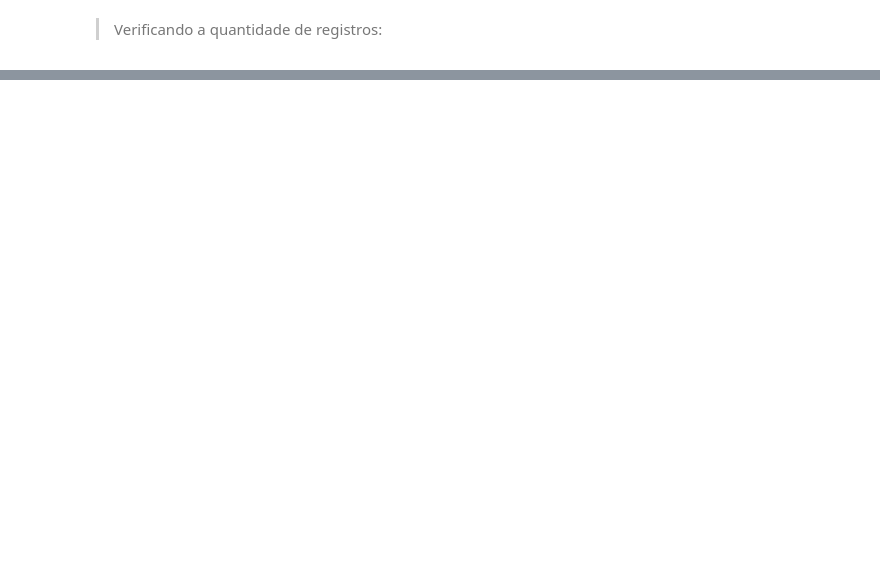
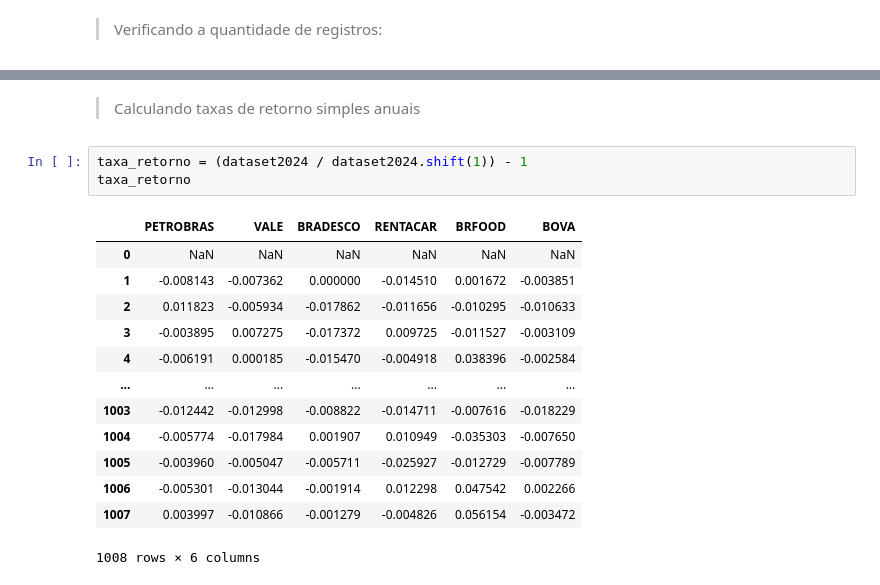
Before and after one commit to CGVARGAS/risco_portfolio_acoes, a Jupyter notebook: risco_portfolio_acoes.ipynb, the cells around one changed output, grey strips where cells are left out. Cells and saved outputs as stored; diff of their text form; blank space fills up the shorter version.

```diff
--- a/risco_portfolio_acoes.ipynb
+++ b/risco_portfolio_acoes.ipynb
@@ -107,0 +128,19 @@ dataset2024.shape
+# %% [markdown]
+> Calculando taxas de retorno simples anuais
+# %%
+taxa_retorno = (dataset2024 / dataset2024.shift(1)) - 1
+taxa_retorno
+# %% [output]
+|  | PETROBRAS | VALE | BRADESCO | RENTACAR | BRFOOD | BOVA |
+| 0 | NaN | NaN | NaN | NaN | NaN | NaN |
+| 1 | -0.008143 | -0.007362 | 0.000000 | -0.014510 | 0.001672 | -0.003851 |
+| 2 | 0.011823 | -0.005934 | -0.017862 | -0.011656 | -0.010295 | -0.010633 |
+| 3 | -0.003895 | 0.007275 | -0.017372 | 0.009725 | -0.011527 | -0.003109 |
+| 4 | -0.006191 | 0.000185 | -0.015470 | -0.004918 | 0.038396 | -0.002584 |
+| ... | ... | ... | ... | ... | ... | ... |
+| 1003 | -0.012442 | -0.012998 | -0.008822 | -0.014711 | -0.007616 | -0.018229 |
+| 1004 | -0.005774 | -0.017984 | 0.001907 | 0.010949 | -0.035303 | -0.007650 |
+| 1005 | -0.003960 | -0.005047 | -0.005711 | -0.025927 | -0.012729 | -0.007789 |
+| 1006 | -0.005301 | -0.013044 | -0.001914 | 0.012298 | 0.047542 | 0.002266 |
+| 1007 | 0.003997 | -0.010866 | -0.001279 | -0.004826 | 0.056154 | -0.003472 |
+1008 rows × 6 columns
```
Also changed, not shown: parts of 25 cells of this notebook, 1 other file.
